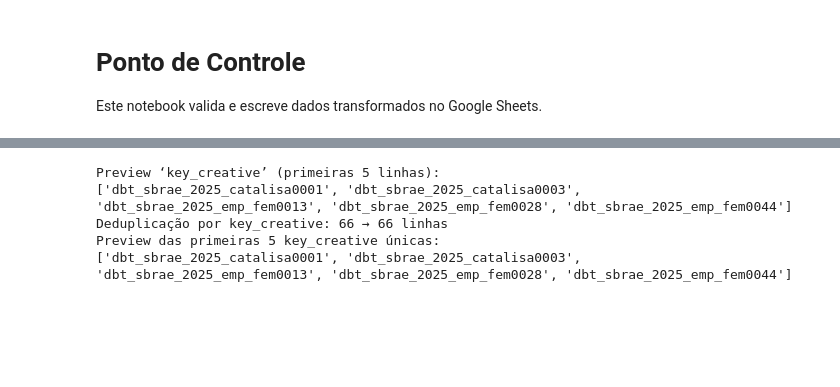
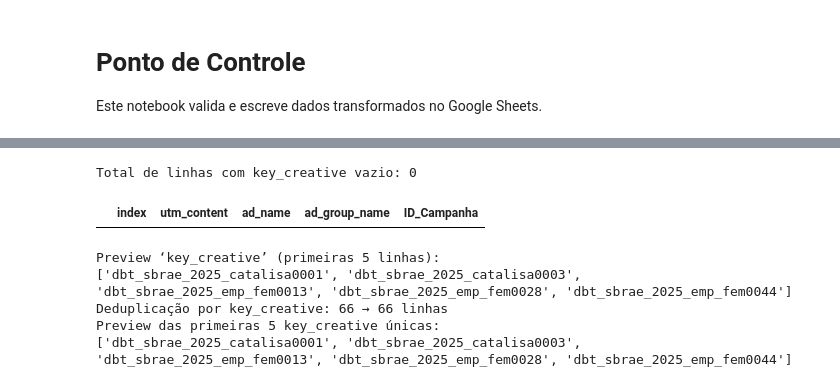
Before and after one commit to davidcantidio/etl_debrito, a Jupyter notebook: ponto_de_controle_writting.ipynb, the cells around one changed output, grey strips where cells are left out. Saved outputs shown, nothing was run; the diff lists cells and outputs as text; code cells hidden in the pictures; blank space fills up the shorter version.

```diff
--- a/ponto_de_controle_writting.ipynb
+++ b/ponto_de_controle_writting.ipynb
@@ -126,3 +126,15 @@ print(f"▶ 5.2 Deduplicados: {orig_len - len(df_origin)} linhas removidas")
+# %%
+# 🕵️‍♂️ Filtra linhas com key_creative vazia
+faltando = df_origin[df_origin["key_creative"] == ""]
+
+# 🧾 Exibe os índices (linhas da planilha) e os campos relevantes
+print(f"Total de linhas com key_creative vazio: {len(faltando)}")
+
+# Mostra os índices reais e os dados importantes
+display(faltando.reset_index()[["index", "utm_content", "ad_name", "ad_group_name", "ID_Campanha"]])
+# %% [output]
+Total de linhas com key_creative vazio: 0
+|  | index | utm_content | ad_name | ad_group_name | ID_Campanha |
 # %%
 # Sanitizar tipos de data – converte coluna 'date' para datetime.date e força dtype str para preservar zeros
 df_origin = add_key_creative(df_origin)
```
Also changed, not shown: parts of 22 cells of this notebook, 15 other files.
